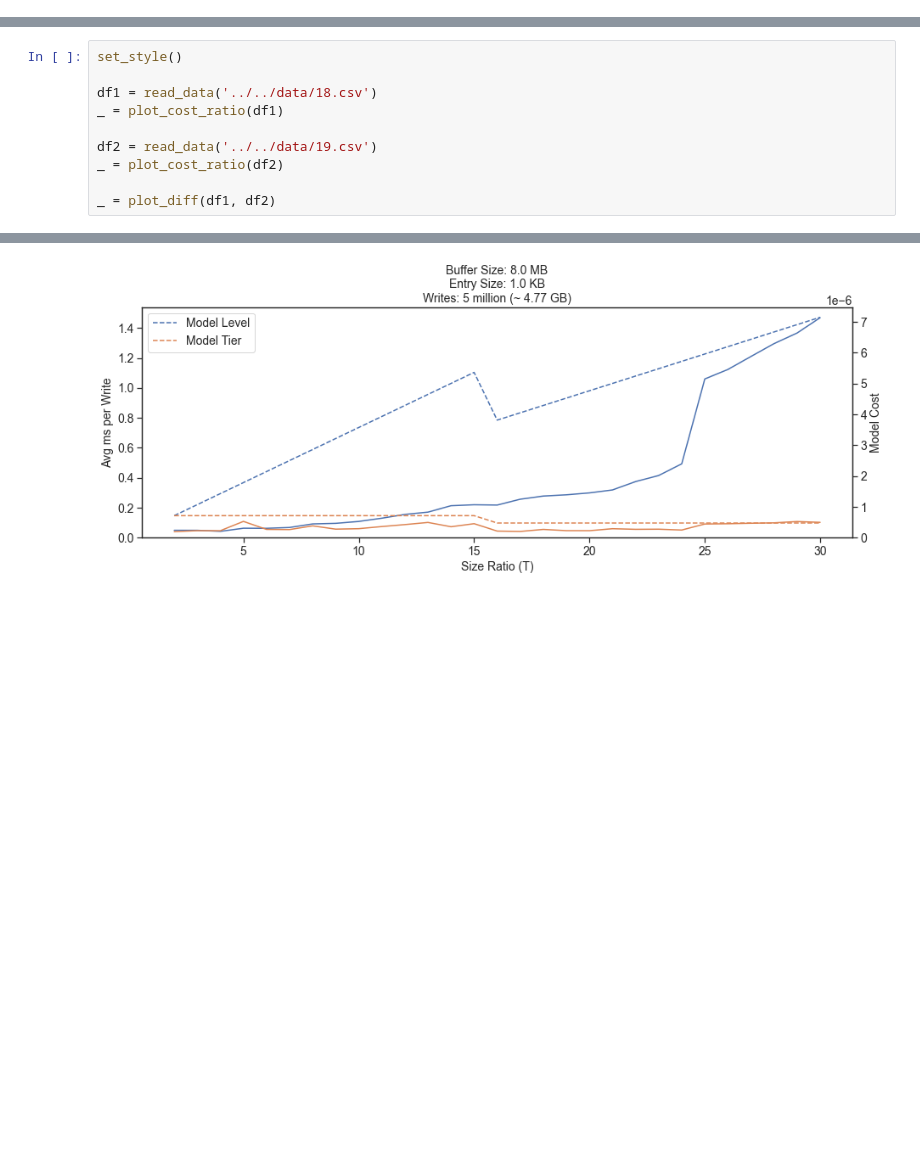
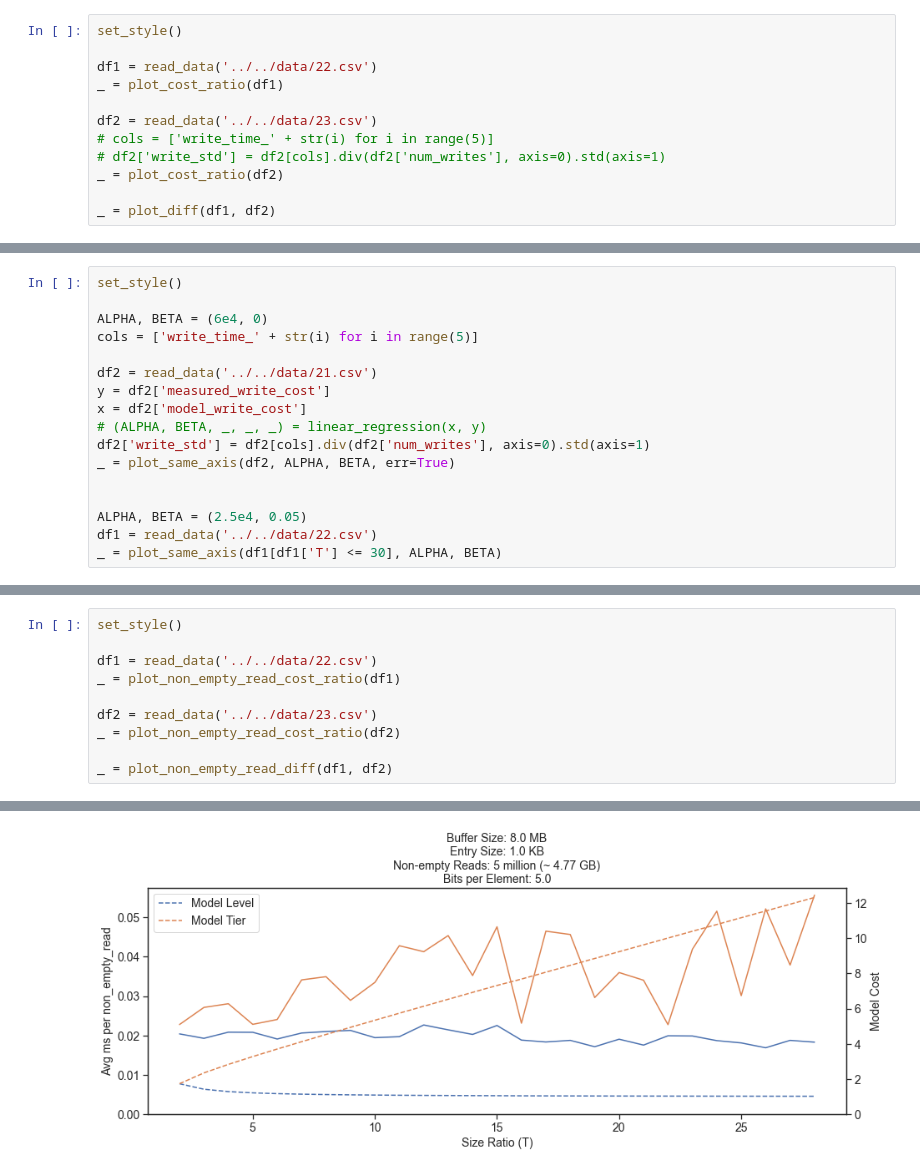
Before and after one commit to Ephoris/rocksdb-robust, a Jupyter notebook: script/visualization/cost_func_graph.ipynb, the cells around one changed output, grey strips where cells are left out. Saved outputs shown, nothing was run; the diff lists cells and outputs as text; blank space fills up the shorter version.

Commit message:
Adds notebook for visualizing old vs new models

```diff
--- a/script/visualization/cost_func_graph.ipynb
+++ b/script/visualization/cost_func_graph.ipynb
@@ -145,0 +195,12 @@ def read_data(file_path):
+# %%
+set_style()
+
+df1 = read_data('../../data/22.csv')
+_ = plot_cost_ratio(df1)
+
+df2 = read_data('../../data/23.csv')
+# cols = ['write_time_' + str(i) for i in range(5)]
+# df2['write_std'] = df2[cols].div(df2['num_writes'], axis=0).std(axis=1)
+_ = plot_cost_ratio(df2)
+
+_ = plot_diff(df1, df2)
@@ -145,0 +237,17 @@ def read_data(file_path):
+# %%
+set_style()
+
+ALPHA, BETA = (6e4, 0)
+cols = ['write_time_' + str(i) for i in range(5)]
+
+df2 = read_data('../../data/21.csv')
+y = df2['measured_write_cost']
+x = df2['model_write_cost']
+# (ALPHA, BETA, _, _, _) = linear_regression(x, y)
+df2['write_std'] = df2[cols].div(df2['num_writes'], axis=0).std(axis=1)
+_ = plot_same_axis(df2, ALPHA, BETA, err=True)
+
+
+ALPHA, BETA = (2.5e4, 0.05)
+df1 = read_data('../../data/22.csv')
+_ = plot_same_axis(df1[df1['T'] <= 30], ALPHA, BETA)
@@ -146,11 +326,11 @@ def read_data(file_path):
 # %%
 set_style()
 
-df1 = read_data('../../data/18.csv')
-_ = plot_cost_ratio(df1)
+df1 = read_data('../../data/22.csv')
+_ = plot_non_empty_read_cost_ratio(df1)
 
-df2 = read_data('../../data/19.csv')
-_ = plot_cost_ratio(df2)
+df2 = read_data('../../data/23.csv')
+_ = plot_non_empty_read_cost_ratio(df2)
 
-_ = plot_diff(df1, df2)
+_ = plot_non_empty_read_diff(df1, df2)
 # %% [output]
@@ -159 +339 @@ _ = plot_diff(df1, df2)
-[figure, old version]
+[figure, new version]
```
Also changed, not shown: parts of 15 cells of this notebook, 2 other files.
